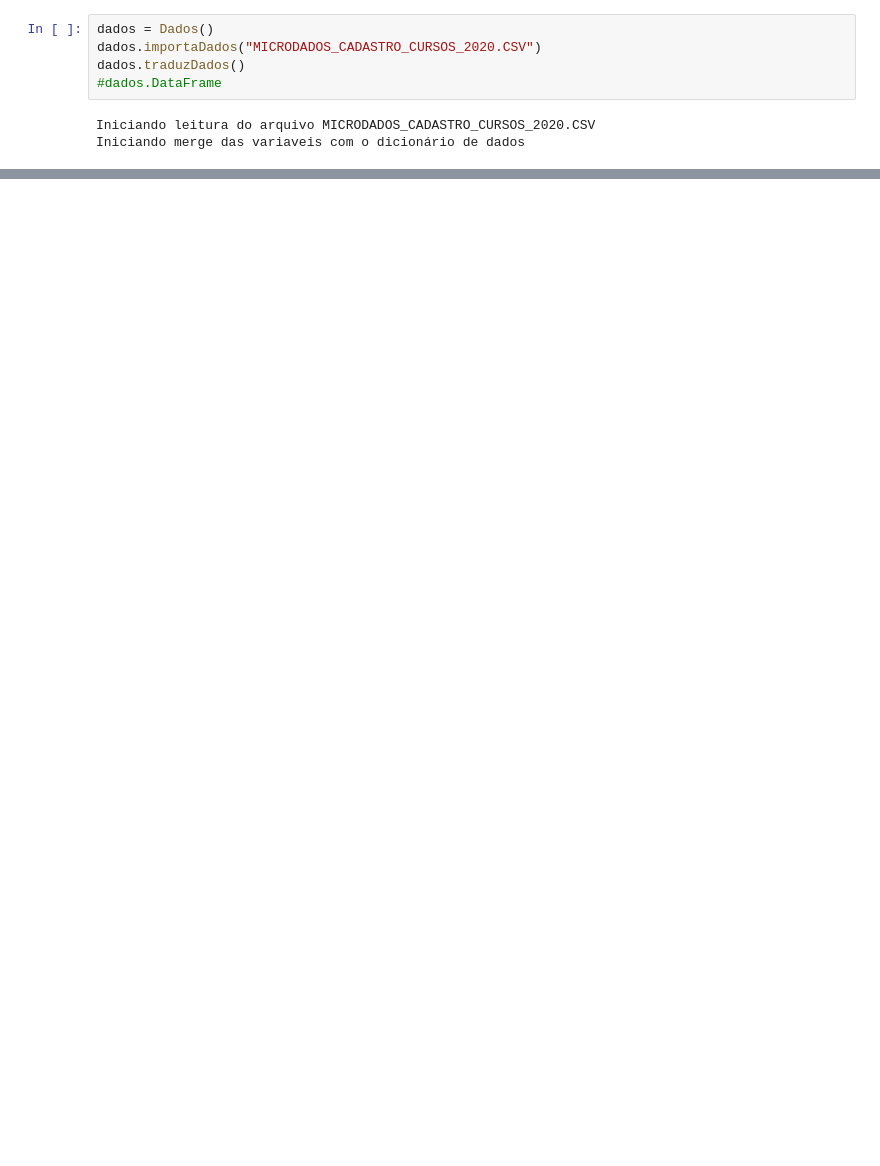
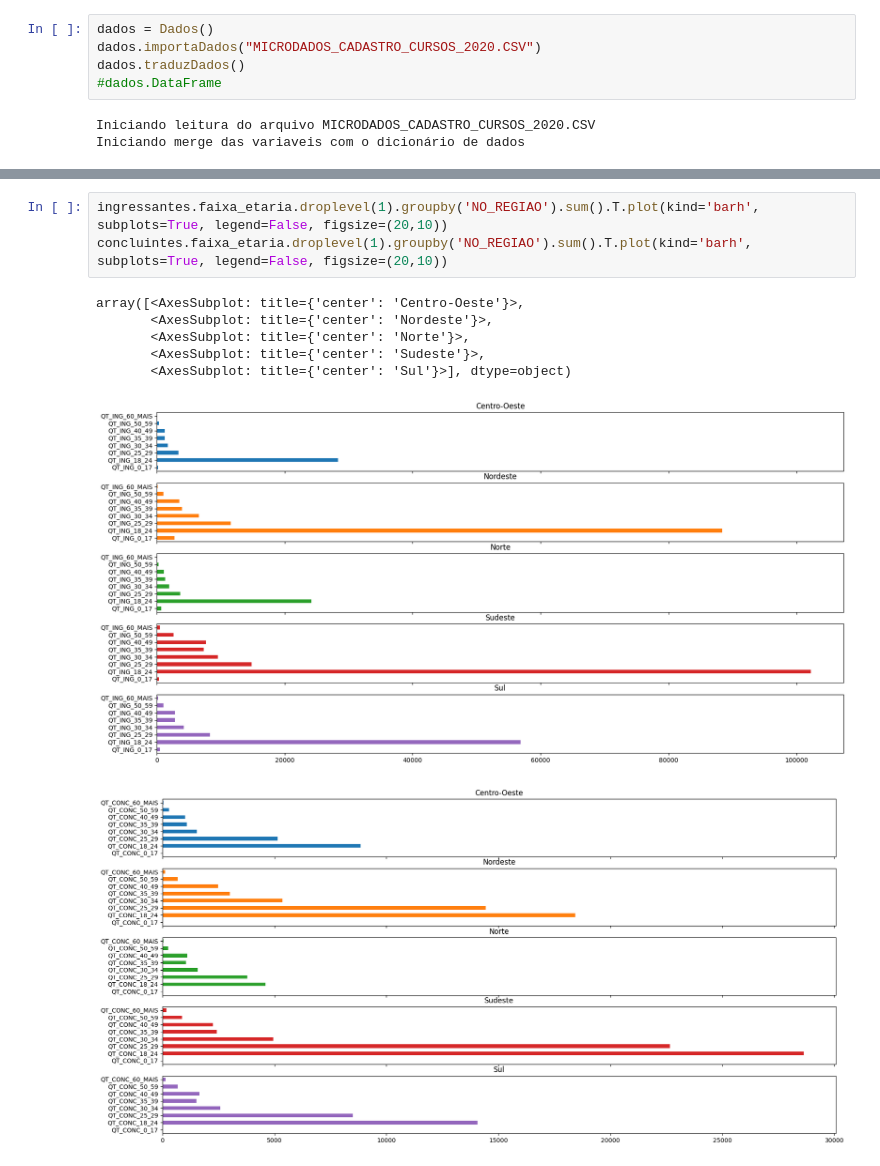
Before and after one commit to jvttr/AnaliseEnsinoSuperiorPublico, a Jupyter notebook: notebooks/analise.ipynb, the cells around one changed output, grey strips where cells are left out. Saved outputs shown, nothing was run; the diff lists cells and outputs as text; blank space fills up the shorter version.

```diff
--- a/notebooks/analise.ipynb
+++ b/notebooks/analise.ipynb
@@ -128,0 +136,11 @@ array([<AxesSubplot: ylabel='Centro-Oeste'>,
+# %%
+ingressantes.faixa_etaria.droplevel(1).groupby('NO_REGIAO').sum().T.plot(kind='barh', subplots=True, legend=False, figsize=(20,10))
+concluintes.faixa_etaria.droplevel(1).groupby('NO_REGIAO').sum().T.plot(kind='barh', subplots=True, legend=False, figsize=(20,10))
+# %% [output]
+array([<AxesSubplot: title={'center': 'Centro-Oeste'}>,
+       <AxesSubplot: title={'center': 'Nordeste'}>,
+       <AxesSubplot: title={'center': 'Norte'}>,
+       <AxesSubplot: title={'center': 'Sudeste'}>,
+       <AxesSubplot: title={'center': 'Sul'}>], dtype=object)
+[figure, added]
+[figure, added]
```
Also changed, not shown: parts of 7 cells of this notebook.
